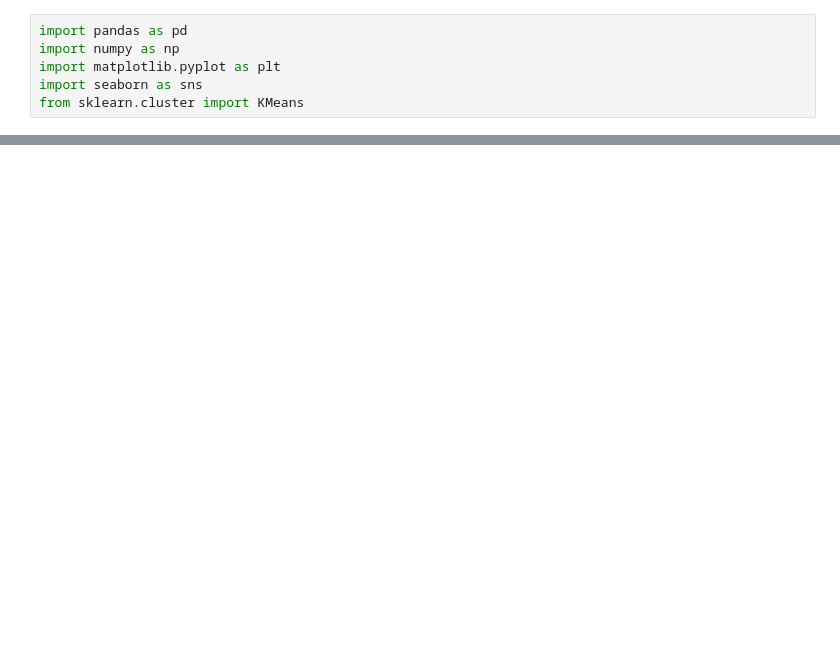
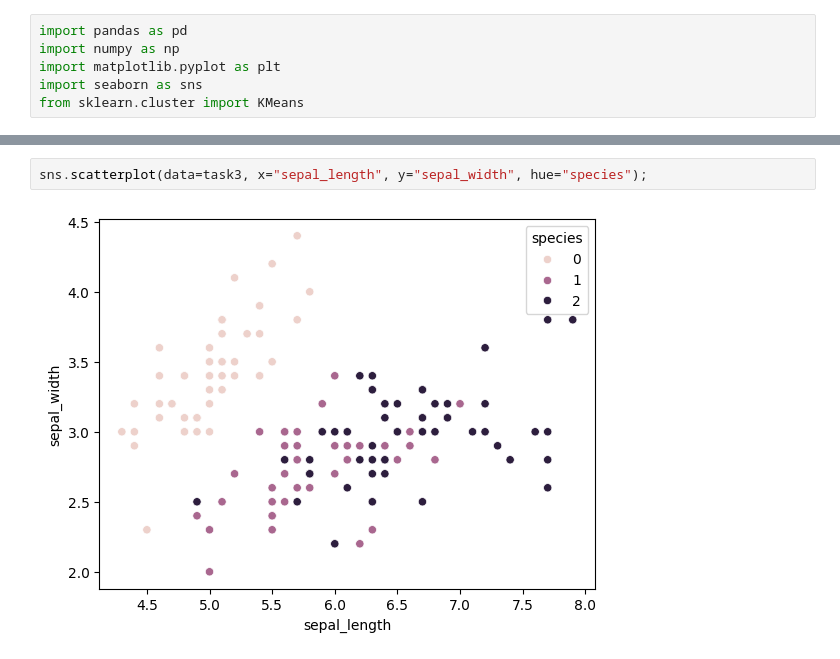
Before and after one commit to Kashu461/CODSOFT_DS_01, a Jupyter notebook: iris_flower_classification.ipynb, the cells around one changed output, grey strips where cells are left out. Saved outputs shown, nothing was run; the diff lists cells and outputs as text; blank space fills up the shorter version.

```diff
--- a/iris_flower_classification.ipynb
+++ b/iris_flower_classification.ipynb
@@ -40,0 +122,4 @@ task2.head(10)
+# %%
+sns.scatterplot(data=task3, x="sepal_length", y="sepal_width", hue="species");
+# %% [output]
+[figure, added]
```
Also changed, not shown: parts of 19 cells of this notebook.
